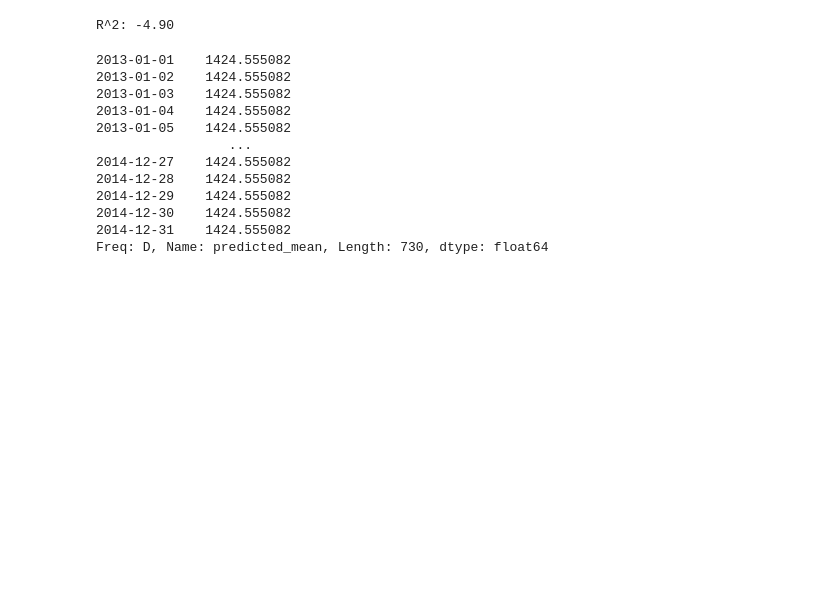
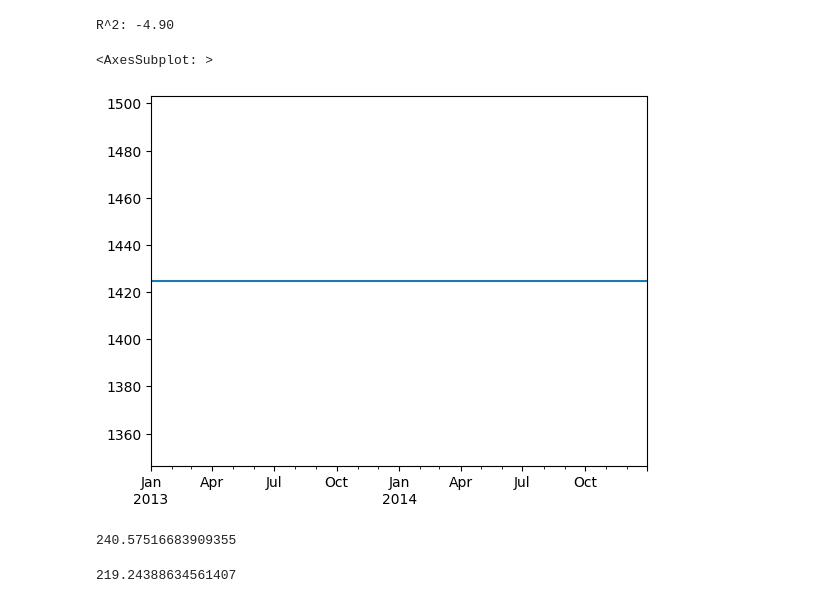
Before and after one commit to SkivHisink/MasterWork, a Jupyter notebook: Notebooks/FirstDataMeeting.ipynb, the cells around one changed output. Cells and saved outputs as stored; diff of their text form; code cells hidden in the pictures; blank space fills up the shorter version.

Commit message:
Still have some problems
Added metrix + plot of prediction

```diff
--- a/Notebooks/FirstDataMeeting.ipynb
+++ b/Notebooks/FirstDataMeeting.ipynb
@@ -195,17 +195,17 @@ print('R^2: %1.2f' % r2)
 # %% [output]
 R^2: -4.90
 # %%
-pred
+pred.plot()
 # %% [output]
-2013-01-01    1424.555082
-2013-01-02    1424.555082
-2013-01-03    1424.555082
-2013-01-04    1424.555082
-2013-01-05    1424.555082
-                 ...
-2014-12-27    1424.555082
-2014-12-28    1424.555082
-2014-12-29    1424.555082
-2014-12-30    1424.555082
-2014-12-31    1424.555082
-Freq: D, Name: predicted_mean, Length: 730, dtype: float64
+<AxesSubplot: >
+[figure, added]
+# %%
+# Среднеквадратичное отклонение модели
+metrics.rmse(trn,pred[0:252]) # некорректное сравнение(дни в pred не совпадают с днями в trn)
+# %% [output]
+240.57516683909355
+# %%
+# Средняя абсолютная ошибка прогноза
+metrics.mae(trn,pred[0:252]) # некорректное сравнение(дни в pred не совпадают с днями в trn)
+# %% [output]
+219.24388634561407
```
Also changed, not shown: parts of 3 cells of this notebook.
